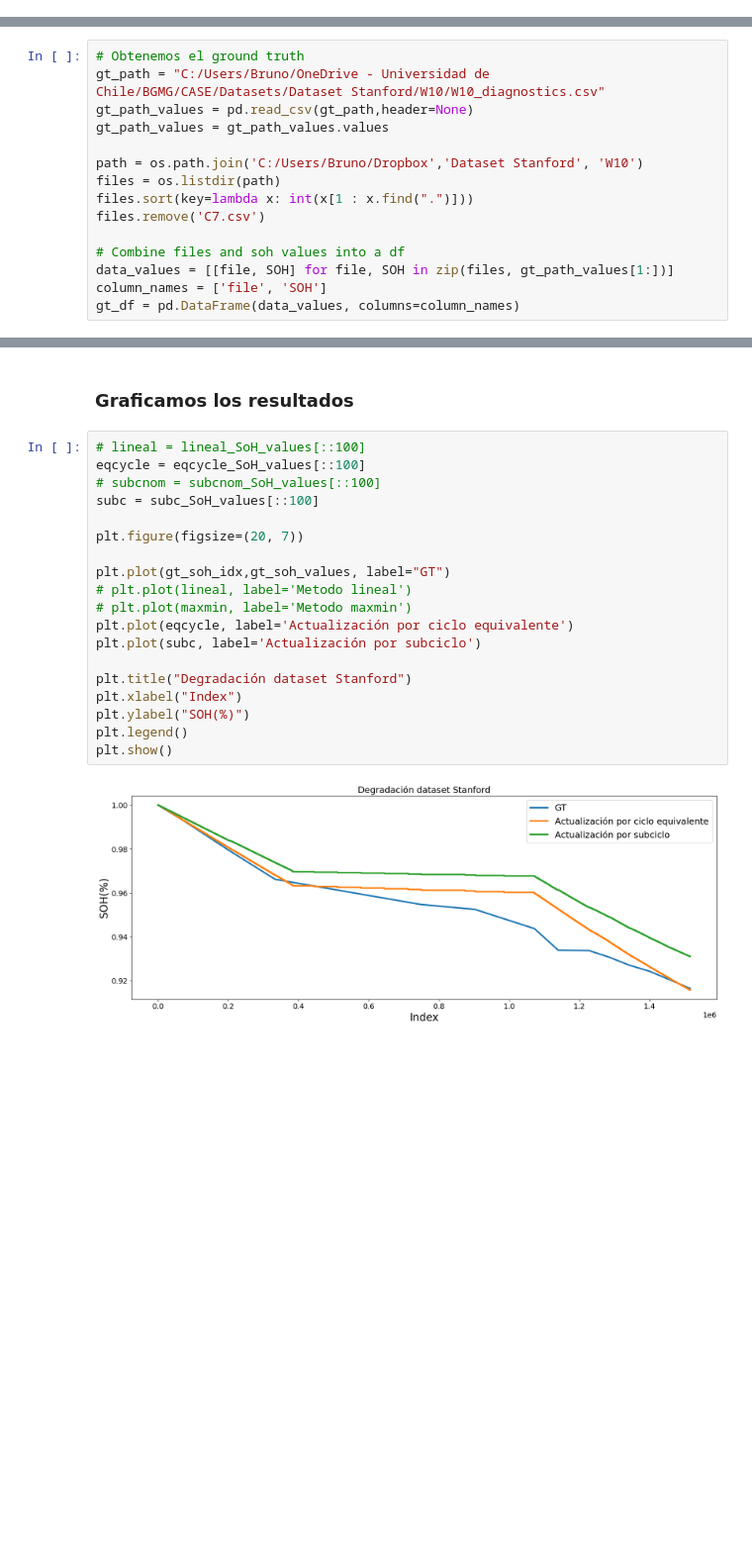
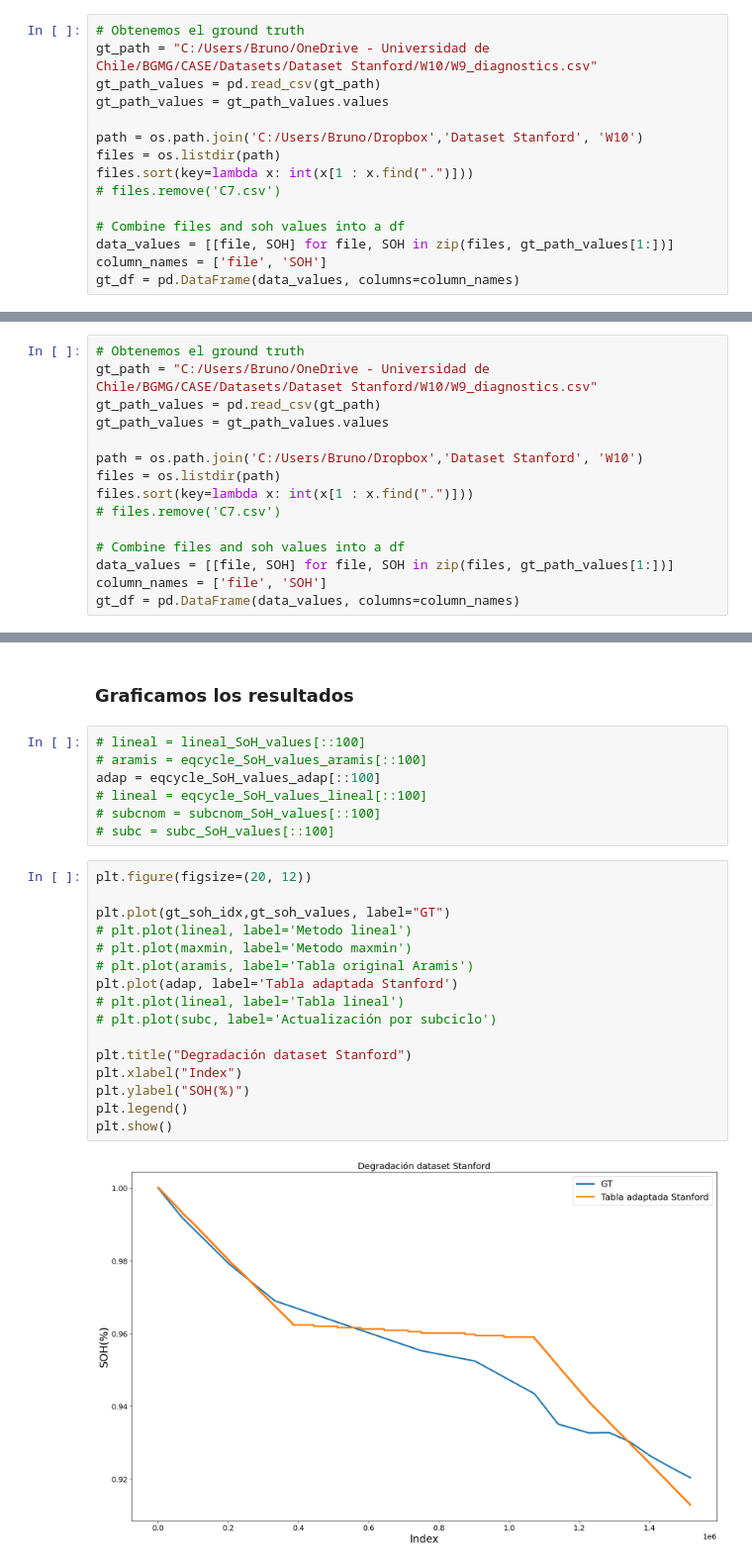
Before and after one commit to AXS-Rose/degradation_model, a Jupyter notebook: soh_methods_stanford.ipynb, the cells around one changed output, grey strips where cells are left out. Shown at 99% size. Saved outputs shown, nothing was run; the diff lists cells and outputs as text; blank space fills up the shorter version.

```diff
--- a/soh_methods_stanford.ipynb
+++ b/soh_methods_stanford.ipynb
@@ -9,0 +13,15 @@ import matplotlib.pyplot as plt
+# %%
+# Obtenemos el ground truth
+gt_path = "C:/Users/Bruno/OneDrive - Universidad de Chile/BGMG/CASE/Datasets/Dataset Stanford/W10/W9_diagnostics.csv"
+gt_path_values = pd.read_csv(gt_path)
+gt_path_values = gt_path_values.values
+
+path = os.path.join('C:/Users/Bruno/Dropbox','Dataset Stanford', 'W10')
+files = os.listdir(path)
+files.sort(key=lambda x: int(x[1 : x.find(".")]))
+# files.remove('C7.csv')
+
+# Combine files and soh values into a df
+data_values = [[file, SOH] for file, SOH in zip(files, gt_path_values[1:])]
+column_names = ['file', 'SOH']
+gt_df = pd.DataFrame(data_values, columns=column_names)
@@ -99,13 +202,13 @@ celda: f_eqcycle adaptada
 # %%
 # Obtenemos el ground truth
-gt_path = "C:/Users/Bruno/OneDrive - Universidad de Chile/BGMG/CASE/Datasets/Dataset Stanford/W10/W10_diagnostics.csv"
-gt_path_values = pd.read_csv(gt_path,header=None)
+gt_path = "C:/Users/Bruno/OneDrive - Universidad de Chile/BGMG/CASE/Datasets/Dataset Stanford/W10/W9_diagnostics.csv"
+gt_path_values = pd.read_csv(gt_path)
 gt_path_values = gt_path_values.values
 
 path = os.path.join('C:/Users/Bruno/Dropbox','Dataset Stanford', 'W10')
 files = os.listdir(path)
 files.sort(key=lambda x: int(x[1 : x.find(".")]))
-files.remove('C7.csv')
+# files.remove('C7.csv')
 
 # Combine files and soh values into a df
 data_values = [[file, SOH] for file, SOH in zip(files, gt_path_values[1:])]
@@ -272,23 +319,27 @@ eta normal:  [0.99977215]  aplicado
 # %% [markdown]
 ### Graficamos los resultados
+# %%
+# lineal = lineal_SoH_values[::100]
+# aramis = eqcycle_SoH_values_aramis[::100]
+adap = eqcycle_SoH_values_adap[::100]
+# lineal = eqcycle_SoH_values_lineal[::100]
+# subcnom = subcnom_SoH_values[::100]
+# subc = subc_SoH_values[::100]
 # %%
-# lineal = lineal_SoH_values[::100]
-eqcycle = eqcycle_SoH_values[::100]
-# subcnom = subcnom_SoH_values[::100]
-subc = subc_SoH_values[::100]
-
-plt.figure(figsize=(20, 7))
+plt.figure(figsize=(20, 12))
 
 plt.plot(gt_soh_idx,gt_soh_values, label="GT")
 # plt.plot(lineal, label='Metodo lineal')
 # plt.plot(maxmin, label='Metodo maxmin')
-plt.plot(eqcycle, label='Actualización por ciclo equivalente')
-plt.plot(subc, label='Actualización por subciclo')
+# plt.plot(aramis, label='Tabla original Aramis')
+plt.plot(adap, label='Tabla adaptada Stanford')
+# plt.plot(lineal, label='Tabla lineal')
+# plt.plot(subc, label='Actualización por subciclo')
 
 plt.title("Degradación dataset Stanford")
 plt.xlabel("Index")
 plt.ylabel("SOH(%)")
 plt.legend()
 plt.show()
 # %% [output]
-[figure, old version]
+[figure, new version]
```
Also changed, not shown: parts of 18 cells of this notebook, 13 other files.
